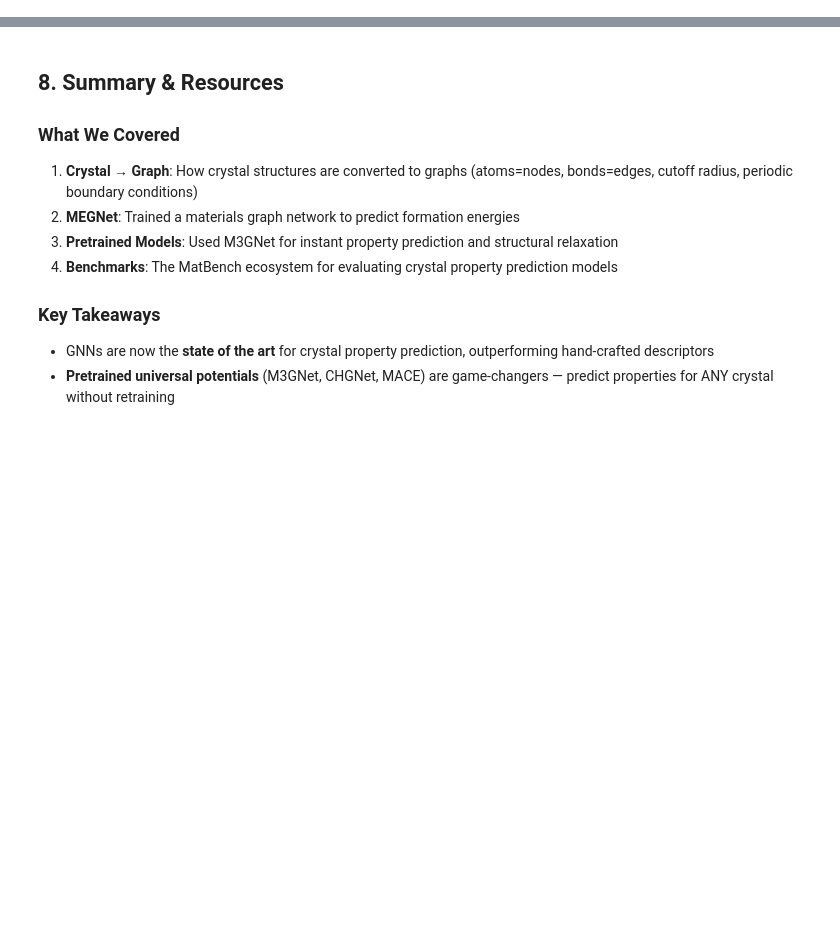
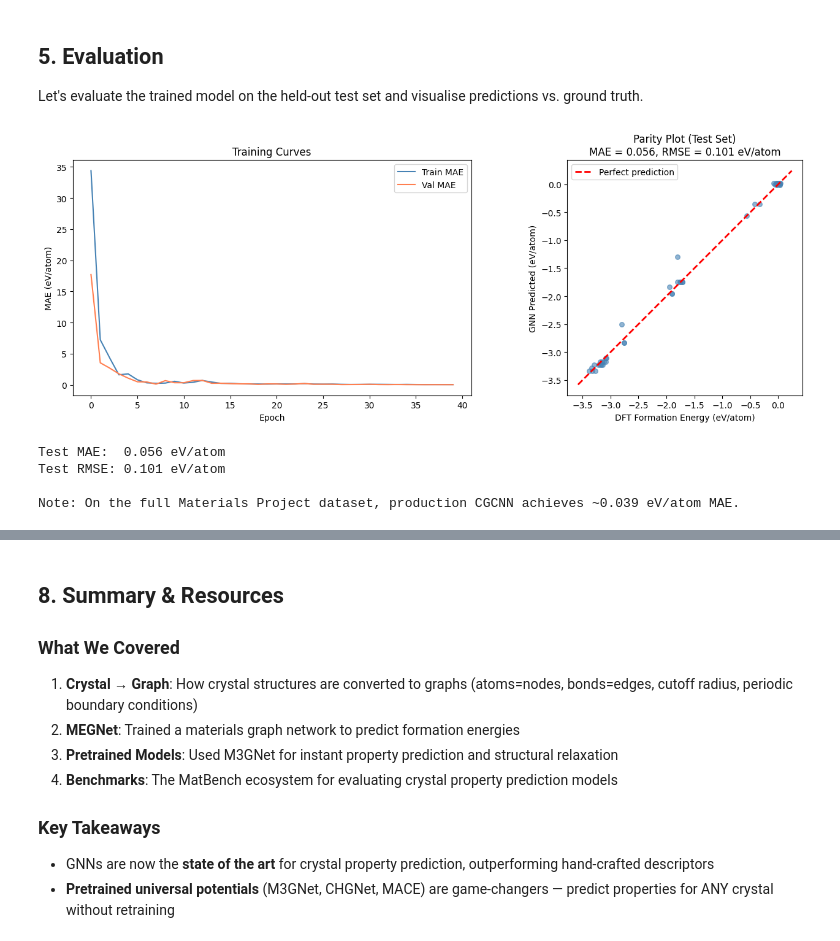
Before and after one commit to murnanedaniel/Geometric-ML-Tutorial, a Jupyter notebook: notebooks/01_Crystal_Structure_GNN.ipynb, the cells around one changed output, grey strips where cells are left out. Cells and saved outputs as stored; diff of their text form; code cells hidden in the pictures; blank space fills up the shorter version.

```diff
--- a/notebooks/01_Crystal_Structure_GNN.ipynb
+++ b/notebooks/01_Crystal_Structure_GNN.ipynb
@@ -0,0 +364,42 @@
+# %% [markdown]
+## 5. Evaluation
+
+Let's evaluate the trained model on the held-out test set and visualise predictions vs. ground truth.
+# %%
+model.eval()
+preds, actuals = [], []
+with torch.no_grad():
+    for batch in test_loader:
+        preds.extend(model(batch).cpu().numpy().tolist())
+        actuals.extend(batch.y.cpu().numpy().tolist())
+preds = np.array(preds); actuals = np.array(actuals)
+mae  = np.mean(np.abs(preds - actuals))
+rmse = np.sqrt(np.mean((preds - actuals)**2))
+
+fig, axes = plt.subplots(1, 2, figsize=(14, 5))
+
+ax = axes[0]
+ax.plot(train_losses, label="Train MAE", color="steelblue")
+ax.plot(val_losses,   label="Val MAE",   color="coral")
+ax.set_xlabel("Epoch"); ax.set_ylabel("MAE (eV/atom)")
+ax.set_title("Training Curves"); ax.legend()
+
+ax = axes[1]
+ax.scatter(actuals, preds, alpha=0.6, s=30, color="steelblue")
+lims = [min(actuals.min(), preds.min()) - 0.2, max(actuals.max(), preds.max()) + 0.2]
+ax.plot(lims, lims, "r--", linewidth=2, label="Perfect prediction")
+ax.set_xlabel("DFT Formation Energy (eV/atom)")
+ax.set_ylabel("GNN Predicted (eV/atom)")
+ax.set_title(f"Parity Plot (Test Set)\nMAE = {mae:.3f}, RMSE = {rmse:.3f} eV/atom")
+ax.set_aspect("equal"); ax.legend()
+
+plt.tight_layout(); plt.show()
+print(f"Test MAE:  {mae:.3f} eV/atom")
+print(f"Test RMSE: {rmse:.3f} eV/atom")
+print("\nNote: On the full Materials Project dataset, production CGCNN achieves ~0.039 eV/atom MAE.")
+# %% [output]
+[figure, added]
+Test MAE:  0.056 eV/atom
+Test RMSE: 0.101 eV/atom
+
+Note: On the full Materials Project dataset, production CGCNN achieves ~0.039 eV/atom MAE.
```
Also changed, not shown: parts of 40 cells of this notebook, 1 other file.
